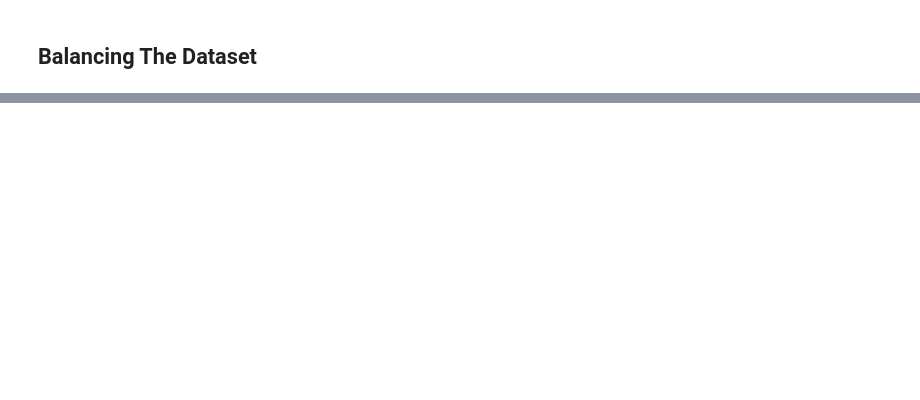
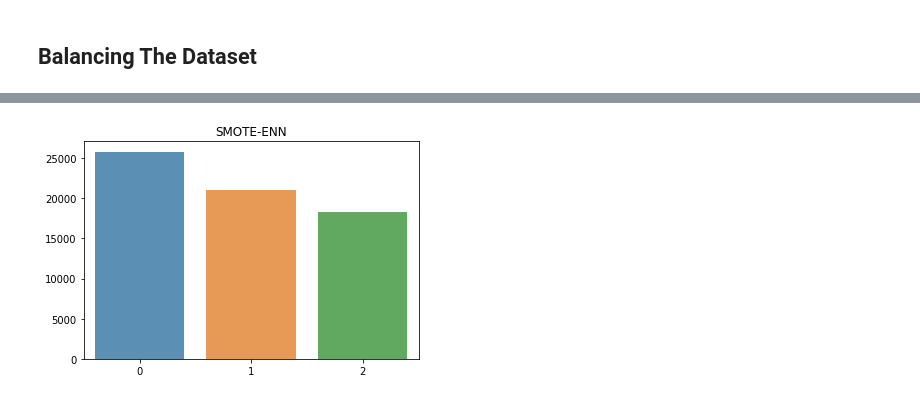
Before and after one commit to JasonErwin/dma-project, a Jupyter notebook: EDA_AND_Modelling.ipynb, the cells around one changed output, grey strips where cells are left out. Cells and saved outputs as stored; diff of their text form; code cells hidden in the pictures; blank space fills up the shorter version.

```diff
--- a/EDA_AND_Modelling.ipynb
+++ b/EDA_AND_Modelling.ipynb
@@ -337,0 +332,6 @@ As we can see from the previous tests in model building, the fact that the datas
+# %%
+sm = SMOTE(random_state=42, k_neighbors=2, sampling_strategy='minority')
+enn = EditedNearestNeighbours(sampling_strategy=[1])
+# %%
+sme = SMOTEENN(random_state=42, smote=sm, enn=enn)
+X_res, y_res = sme.fit_resample(X_train, y_train)
@@ -337,0 +345,7 @@ As we can see from the previous tests in model building, the fact that the datas
+# %%
+y_res_count = y_res.value_counts()
+sns.barplot(x=y_res_count.index, y=y_res_count.values, alpha=0.8)
+plt.title("SMOTE-ENN")
+plt.show()
+# %% [output]
+[figure, added]
```
Also changed, not shown: parts of 34 cells of this notebook.
